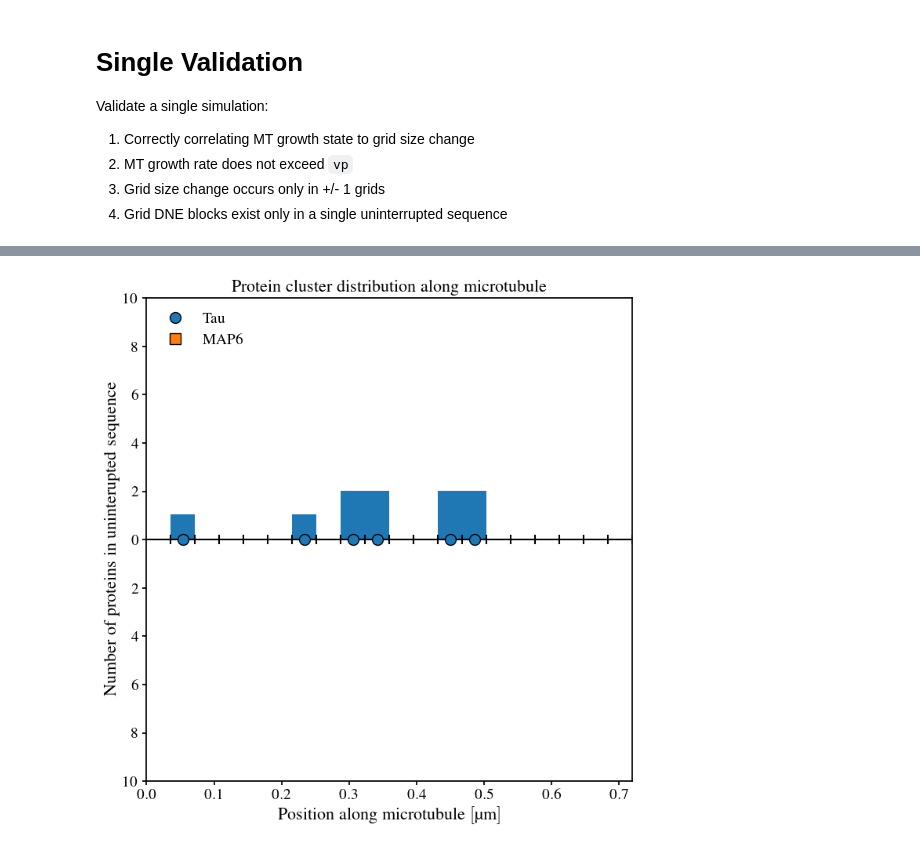
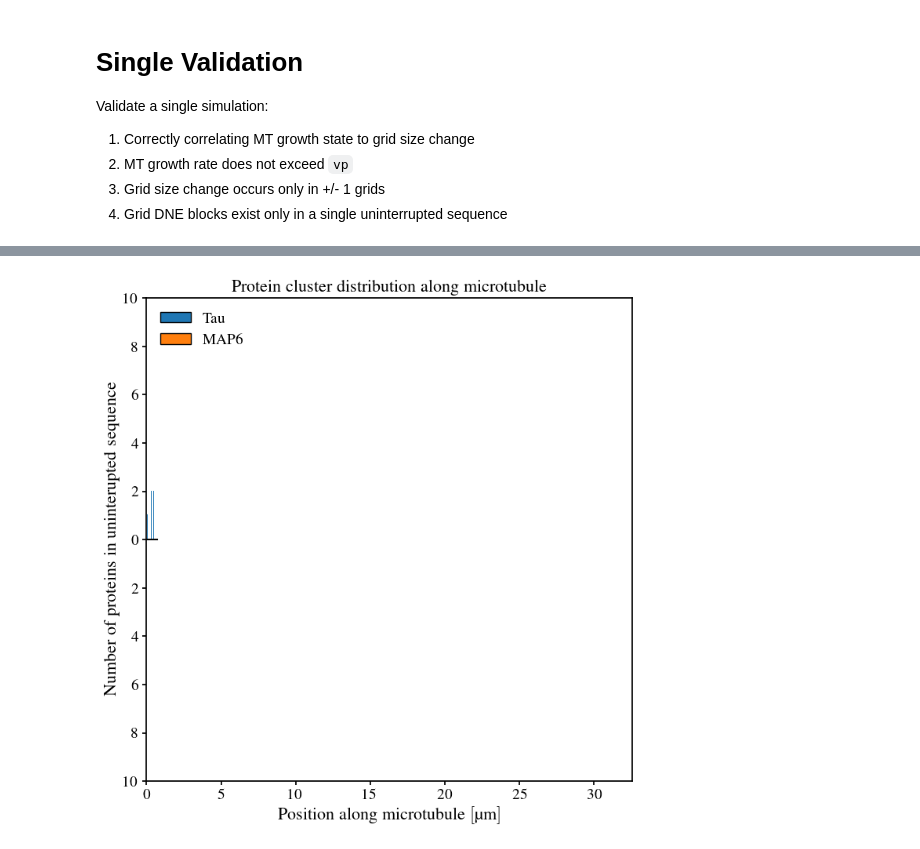
Before and after one commit to CWU-Computational-Biophysics/tau_mts, a Jupyter notebook: single_validation.ipynb, the cells around one changed output, grey strips where cells are left out. Saved outputs shown, nothing was run; the diff lists cells and outputs as text; code cells hidden in the pictures.

```diff
--- a/single_validation.ipynb
+++ b/single_validation.ipynb
@@ -27,6 +28,6 @@ Warning: Simulation failed self-check
 # %%
 # plot sequence
 fig, ax = plt.subplots()
-sim.plot_sequence_at(ax, step=50, max_len=False, plot_points=True, point_domain_ticks=True)
+sim.plot_sequence_at(step=50, ax=ax)
 # %% [output]
-[figure, old version]
+[figure, new version]
```
Also changed, not shown: parts of 2 cells of this notebook, 5 other files.
